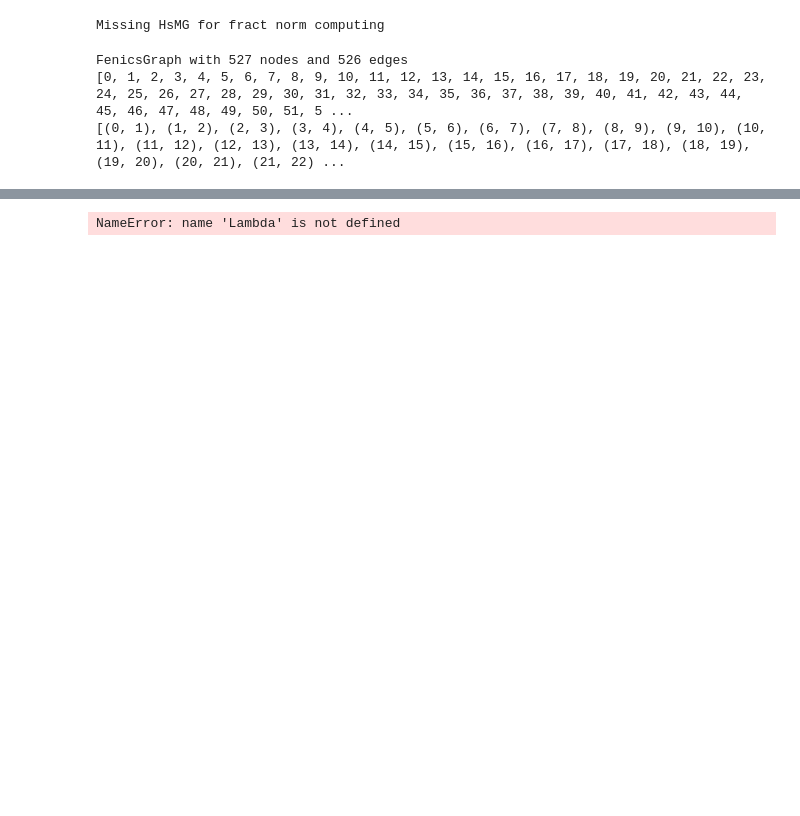
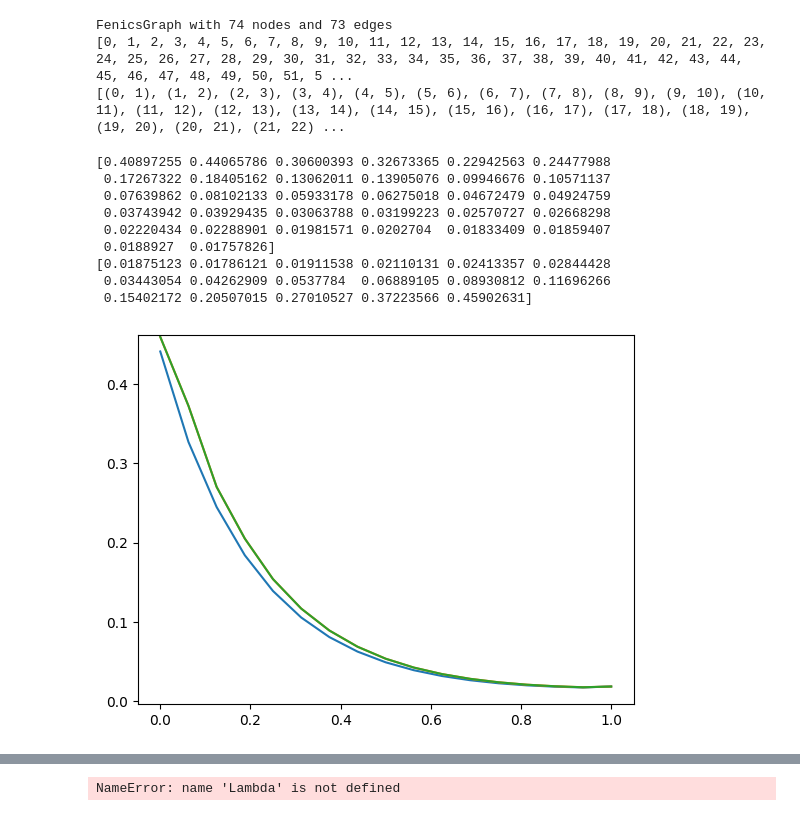
Before and after one commit to amtayl25/1d3d, a Jupyter notebook: 3D1D_singlevessel.ipynb, the cells around one changed output, grey strips where cells are left out. Saved outputs shown, nothing was run; the diff lists cells and outputs as text; code cells hidden in the pictures; blank space fills up the shorter version.

```diff
--- a/3D1D_singlevessel.ipynb
+++ b/3D1D_singlevessel.ipynb
@@ -90,7 +123,7 @@ Missing HsMG for fract norm computing
 # @title Import required modules
 import os
 WD_PATH = "" # If you're using the default Colab runtime, this is just where the runtime is located
-DATA_FILE_PATH = os.path.join(WD_PATH, "sortedDomain.vtk")
+DATA_FILE_PATH = os.path.join(WD_PATH, "aorta_test.vtk")
 
 # Libraries
 
@@ -112,8 +145,6 @@ from mpl_toolkits.mplot3d import Axes3D
 from scipy.spatial import cKDTree
 from vtk.util.numpy_support import vtk_to_numpy
 from xii import *
-# %% [output]
-Missing HsMG for fract norm computing
 # %%
 # @title Read .vtk file, set G = graph of .vtk
 def read_vtk(file_path):
@@ -123,7 +154,7 @@ def read_vtk(file_path):
     output = reader.GetOutput()
     #print(output)
     G = FenicsGraph()
-    n = 527
+    n = 74
 
     for i in range(n):
         point = output.GetPoint(i)
@@ -144,7 +175,7 @@ print(G)
 print(G.nodes)
 print(G.edges)
 # %% [output]
-FenicsGraph with 527 nodes and 526 edges
+FenicsGraph with 74 nodes and 73 edges
 [0, 1, 2, 3, 4, 5, 6, 7, 8, 9, 10, 11, 12, 13, 14, 15, 16, 17, 18, 19, 20, 21, 22, 23, 24, 25, 26, 27, 28, 29, 30, 31, 32, 33, 34, 35, 36, 37, 38, 39, 40, 41, 42, 43, 44, 45, 46, 47, 48, 49, 50, 51, 5 ...
 [(0, 1), (1, 2), (2, 3), (3, 4), (4, 5), (5, 6), (6, 7), (7, 8), (8, 9), (9, 10), (10, 11), (11, 12), (12, 13), (13, 14), (14, 15), (15, 16), (16, 17), (17, 18), (18, 19), (19, 20), (20, 21), (21, 22) ...
 # %%
@@ -256,3 +286,24 @@ def adv_diff(grid,degree, T, dt, cn, gamma):
+# %%
+dt = 0.01
+#T = 1.0
+degree = 1
+x = np.linspace(0,1.0,10)
+cn = Constant(0.0) #Expression("cos(x)", degree=1)
+gamma = Constant(1.0)
+ch_constant_16 = adv_diff(16,degree, dt, cn, gamma)
+plot(ch_constant_16)
+print(ch_constant_16.vector().get_local())
+# %% [output]
+[0.40897255 0.44065786 0.30600393 0.32673365 0.22942563 0.24477988
+ 0.17267322 0.18405162 0.13062011 0.13905076 0.09946676 0.10571137
+ 0.07639862 0.08102133 0.05933178 0.06275018 0.04672479 0.04924759
+ 0.03743942 0.03929435 0.03063788 0.03199223 0.02570727 0.02668298
+ 0.02220434 0.02288901 0.01981571 0.0202704  0.01833409 0.01859407
+ 0.0188927  0.01757826]
+[0.01875123 0.01786121 0.01911538 0.02110131 0.02413357 0.02844428
+ 0.03443054 0.04262909 0.0537784  0.06889105 0.08930812 0.11696266
+ 0.15402172 0.20507015 0.27010527 0.37223566 0.45902631]
+[figure, added]
 # %%
 # @title coupler_kdtree.py
 
```
Also changed, not shown: parts of 4 cells of this notebook.
